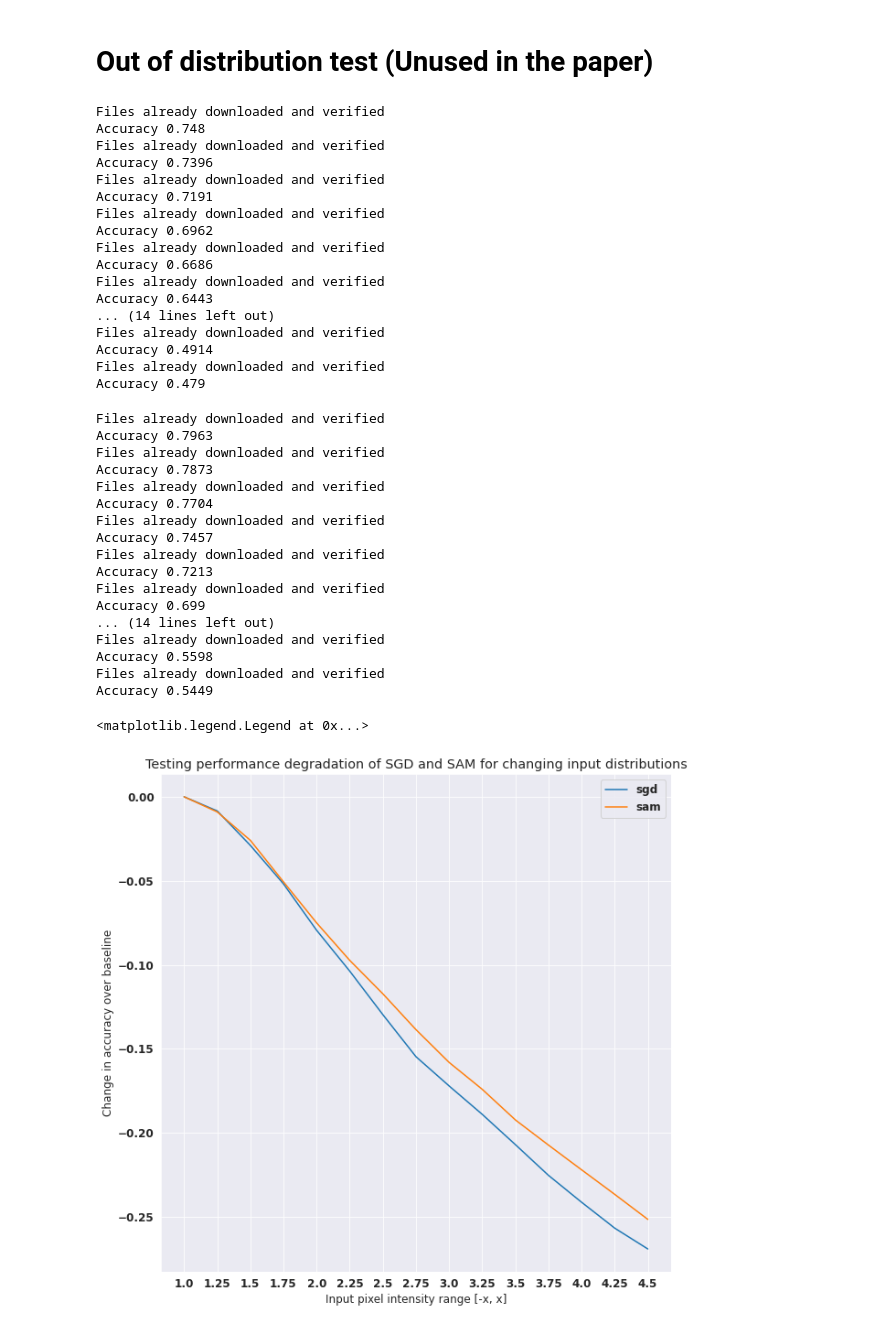
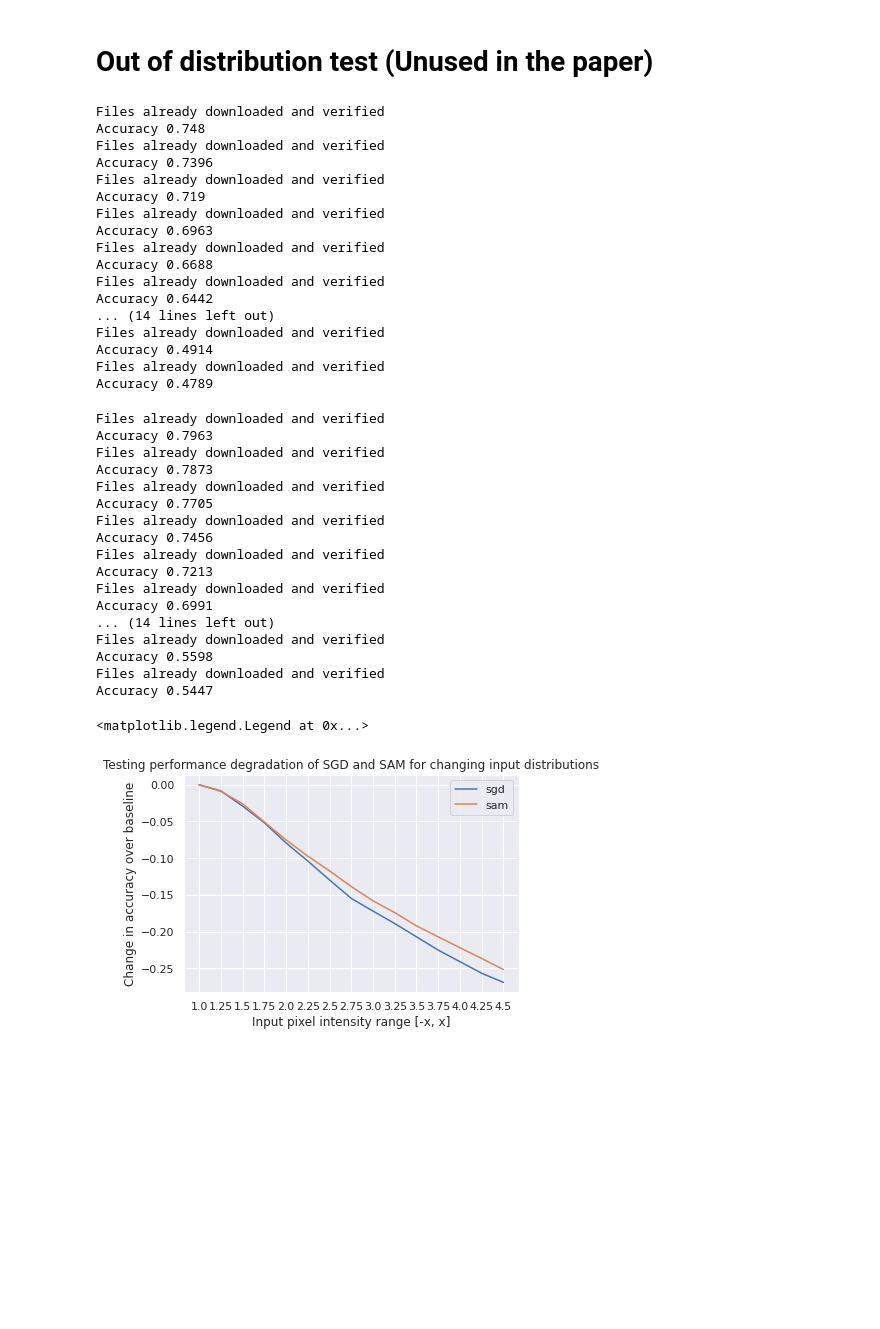
Before and after one commit to CharlieLeee/Sharpness-Aware-Generalization, a Jupyter notebook: Notebooks/Generate plot in the report.ipynb, the cells around one changed output. Cells and saved outputs as stored; diff of their text form; code cells hidden in the pictures; blank space fills up the shorter version.

```diff
--- a/Notebooks/Generate plot in the report.ipynb
+++ b/Notebooks/Generate plot in the report.ipynb
@@ -9,6 +11,7 @@ import numpy as np
 import matplotlib.pyplot as plt
 import glob
 import pandas as pd
+sns.set()
 # %% [markdown]
 Some helper functions
 # %%
@@ -204,22 +212,27 @@ from torchvision.transforms import transforms
 import torchvision
 from torchvision import models
 
-def get_ood_eval(path, mult = True):
-    if mult:
+def get_ood_eval(path, ood='mult'):
+    if ood == 'mult':
         ood_scales = [1 + n * 0.25 for n in range(15)]
-    else:
+    elif ood == 'add':
         ood_scales = [ n * 0.1 for n in range(15)]
+    elif ood == 'rot':
+        ood_scales = [ n for n in range(15)]
     accuracies = []
     for ood_scale in ood_scales:
         state_dict = torch.load(path)
         model = models.resnet18(pretrained=False)
         model.load_state_dict(state_dict['model_state_dict'])
         model.to('cuda')
-        if mult:
+        if ood == 'mult':
             ood_transform = transforms.Lambda(lambda x: x * ood_scale)
-        else:
+        elif ood == 'add':
             ood_transform = transforms.Lambda(lambda x: x + ood_scale)
-        testset = torchvision.datasets.CIFAR10(root='./data', train=False, download=True, transform=transforms.Compose(
+        elif ood == 'rot':
+            ood_transform = transforms.RandomRotation((ood_scale, ood_scale))
+
+        testset = torchvision.datasets.CIFAR10(root='./../data', train=False, download=True, transform=transforms.Compose(
                     [transforms.ToTensor(),
                      transforms.Normalize((0.5, 0.5, 0.5), (0.5, 0.5, 0.5)),
                      ood_transform]))
@@ -245,7 +258,7 @@ def get_ood_eval(path, mult = True):
         print(f"Accuracy {total_correct / total}")
     return accuracies, ood_scales
 # %%
-base_path = '/home/pc/Downloads'
+base_path = '../runs'
 sgd_model_path = 'bz_16_seed_20_epochs[100]_model_resnet18_baseoptim[sgd]_secoptim[none]_norm_normalize_batchnorm_True_lr_0.01_momentum_0_rho_0.05_cos_False.pt'
 sam_model_path = 'bz_16_seed_20_epochs[100]_model_resnet18_baseoptim[sgd]_secoptim[sam]_norm_normalize_batchnorm_True_lr_0.01_momentum_0_rho_0.05_cos_False.pt'
 sgd_accuracies, ood_scales = get_ood_eval(base_path + '/' + sgd_model_path)
@@ -255,18 +268,18 @@ Accuracy 0.748
 Files already downloaded and verified
 Accuracy 0.7396
 Files already downloaded and verified
-Accuracy 0.7191
+Accuracy 0.719
 Files already downloaded and verified
-Accuracy 0.6962
+Accuracy 0.6963
 Files already downloaded and verified
-Accuracy 0.6686
+Accuracy 0.6688
 Files already downloaded and verified
-Accuracy 0.6443
+Accuracy 0.6442
 ... (14 lines left out)
 Files already downloaded and verified
 Accuracy 0.4914
 Files already downloaded and verified
-Accuracy 0.479
+Accuracy 0.4789
 # %%
 sam_accuracies, _ = get_ood_eval(base_path + '/' + sam_model_path)
 # %% [output]
@@ -275,30 +288,30 @@ Accuracy 0.7963
 Files already downloaded and verified
 Accuracy 0.7873
 Files already downloaded and verified
-Accuracy 0.7704
+Accuracy 0.7705
 Files already downloaded and verified
-Accuracy 0.7457
+Accuracy 0.7456
 Files already downloaded and verified
 Accuracy 0.7213
 Files already downloaded and verified
-Accuracy 0.699
+Accuracy 0.6991
 ... (14 lines left out)
 Files already downloaded and verified
 Accuracy 0.5598
 Files already downloaded and verified
-Accuracy 0.5449
+Accuracy 0.5447
 # %%
 font = {'size'   : 12}
 matplotlib.rc('font', **font)
-figure = plt.figure(figsize=(10,10))
+figure = plt.figure(figsize=(6,4))
 plt.plot(ood_scales, [x - sgd_accuracies[0] for x in sgd_accuracies], label = 'sgd')
 plt.plot(ood_scales, [x - sam_accuracies[0] for x in sam_accuracies], label = 'sam')
 plt.xticks(ood_scales, ood_scales)
 plt.xlabel('Input pixel intensity range [-x, x]')
 plt.ylabel('Change in accuracy over baseline')
 plt.title('Testing performance degradation of SGD and SAM for changing input distributions')
 plt.legend()
 # %% [output]
 <matplotlib.legend.Legend at 0x...>
-[figure, old version]
+[figure, new version]
 # %%
```
Also changed, not shown: parts of 15 cells of this notebook, 5 other files.
